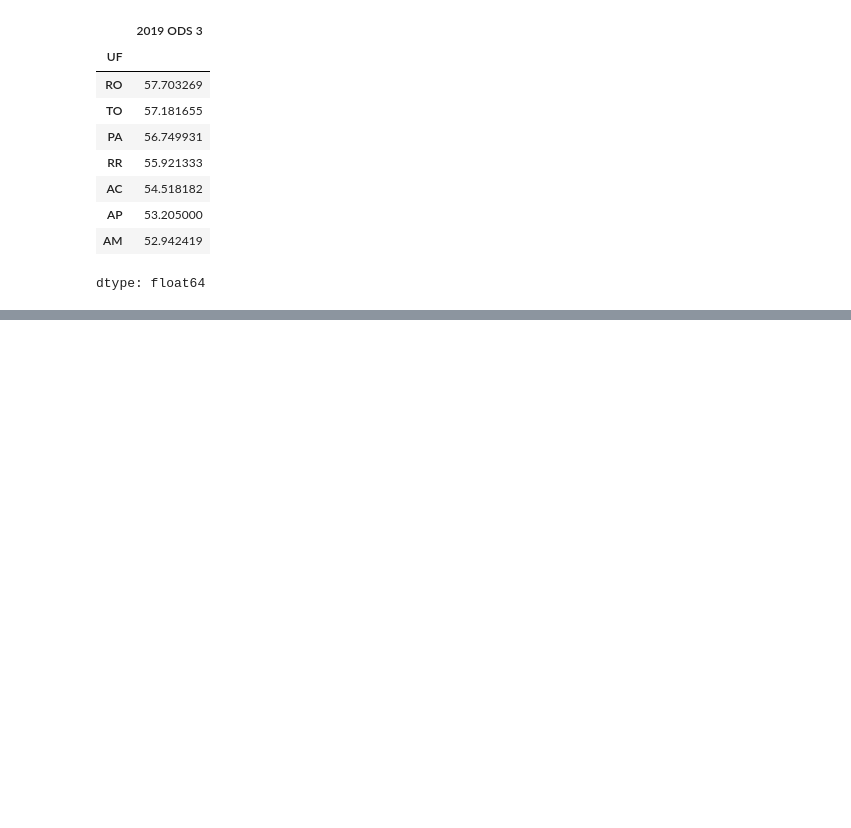
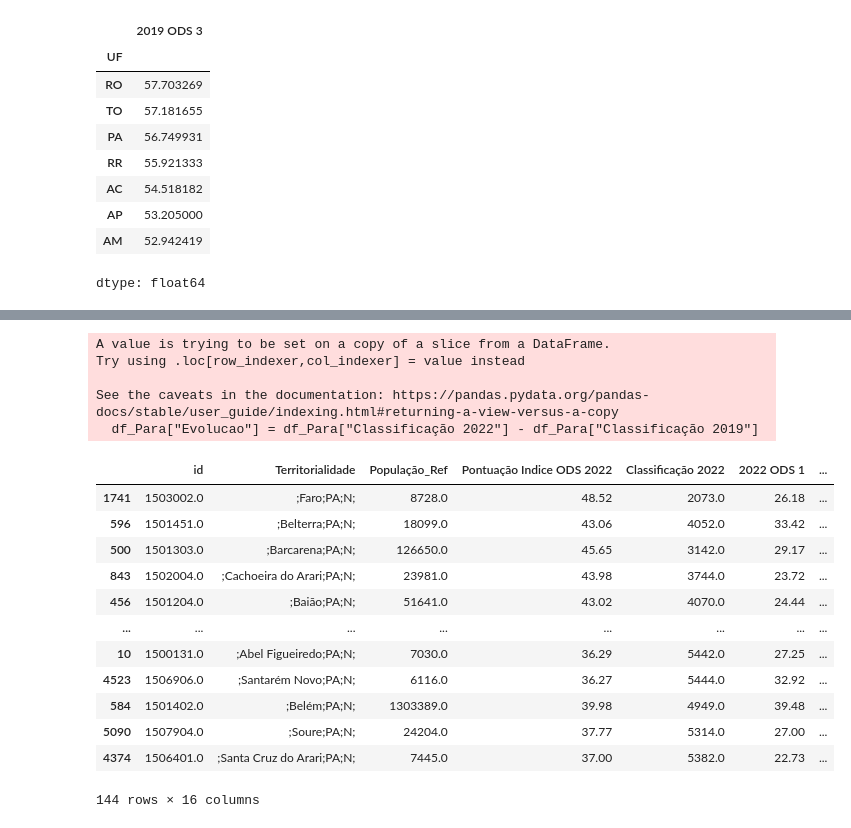
Before and after one commit to feandresilva/exercicios_Pandas, a Jupyter notebook: ODS_dataframe.ipynb, the cells around one changed output, grey strips where cells are left out. Cells and saved outputs as stored; diff of their text form; code cells hidden in the pictures; blank space fills up the shorter version.

```diff
--- a/ODS_dataframe.ipynb
+++ b/ODS_dataframe.ipynb
@@ -230,0 +244,25 @@ dtype: float64
+# %%
+#Qual cidade do estado do Pará que teve a melhor evolução na "Classificação ODS" entre os anos 2019 e 2022?
+#(considere que a classificação ODS é um ranking)
+df_Para = df_norte[df_norte["UF"]== "PA"]
+df_Para["Evolucao"] = df_Para["Classificação 2022"] - df_Para["Classificação 2019"]
+df_Para.sort_values(by="Evolucao")
+# %% [output]
+A value is trying to be set on a copy of a slice from a DataFrame.
+Try using .loc[row_indexer,col_indexer] = value instead
+
+See the caveats in the documentation: https://pandas.pydata.org/pandas-docs/stable/user_guide/indexing.html#returning-a-view-versus-a-copy
+  df_Para["Evolucao"] = df_Para["Classificação 2022"] - df_Para["Classificação 2019"]
+|  | id | Territorialidade | População_Ref | Pontuação Indice ODS 2022 | Classificação 2022 | 2022 ODS 1 | ... |
+| 1741 | 1503002.0 | ;Faro;PA;N; | 8728.0 | 48.52 | 2073.0 | 26.18 | ... |
+| 596 | 1501451.0 | ;Belterra;PA;N; | 18099.0 | 43.06 | 4052.0 | 33.42 | ... |
+| 500 | 1501303.0 | ;Barcarena;PA;N; | 126650.0 | 45.65 | 3142.0 | 29.17 | ... |
+| 843 | 1502004.0 | ;Cachoeira do Arari;PA;N; | 23981.0 | 43.98 | 3744.0 | 23.72 | ... |
+| 456 | 1501204.0 | ;Baião;PA;N; | 51641.0 | 43.02 | 4070.0 | 24.44 | ... |
+| ... | ... | ... | ... | ... | ... | ... | ... |
+| 10 | 1500131.0 | ;Abel Figueiredo;PA;N; | 7030.0 | 36.29 | 5442.0 | 27.25 | ... |
+| 4523 | 1506906.0 | ;Santarém Novo;PA;N; | 6116.0 | 36.27 | 5444.0 | 32.92 | ... |
+| 584 | 1501402.0 | ;Belém;PA;N; | 1303389.0 | 39.98 | 4949.0 | 39.48 | ... |
+| 5090 | 1507904.0 | ;Soure;PA;N; | 24204.0 | 37.77 | 5314.0 | 27.00 | ... |
+| 4374 | 1506401.0 | ;Santa Cruz do Arari;PA;N; | 7445.0 | 37.00 | 5382.0 | 22.73 | ... |
+144 rows × 16 columns
```
Also changed, not shown: parts of 1 cell of this notebook.
